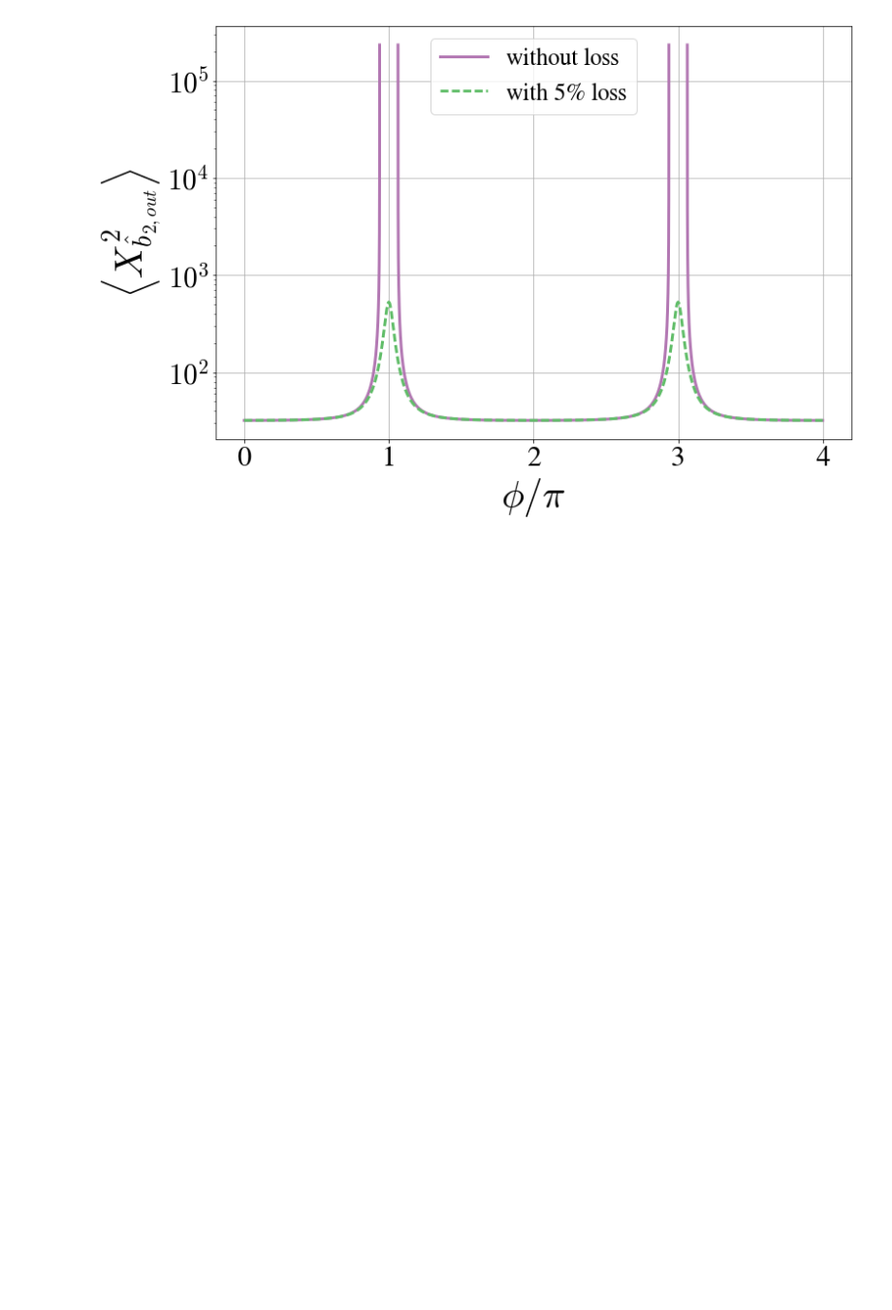
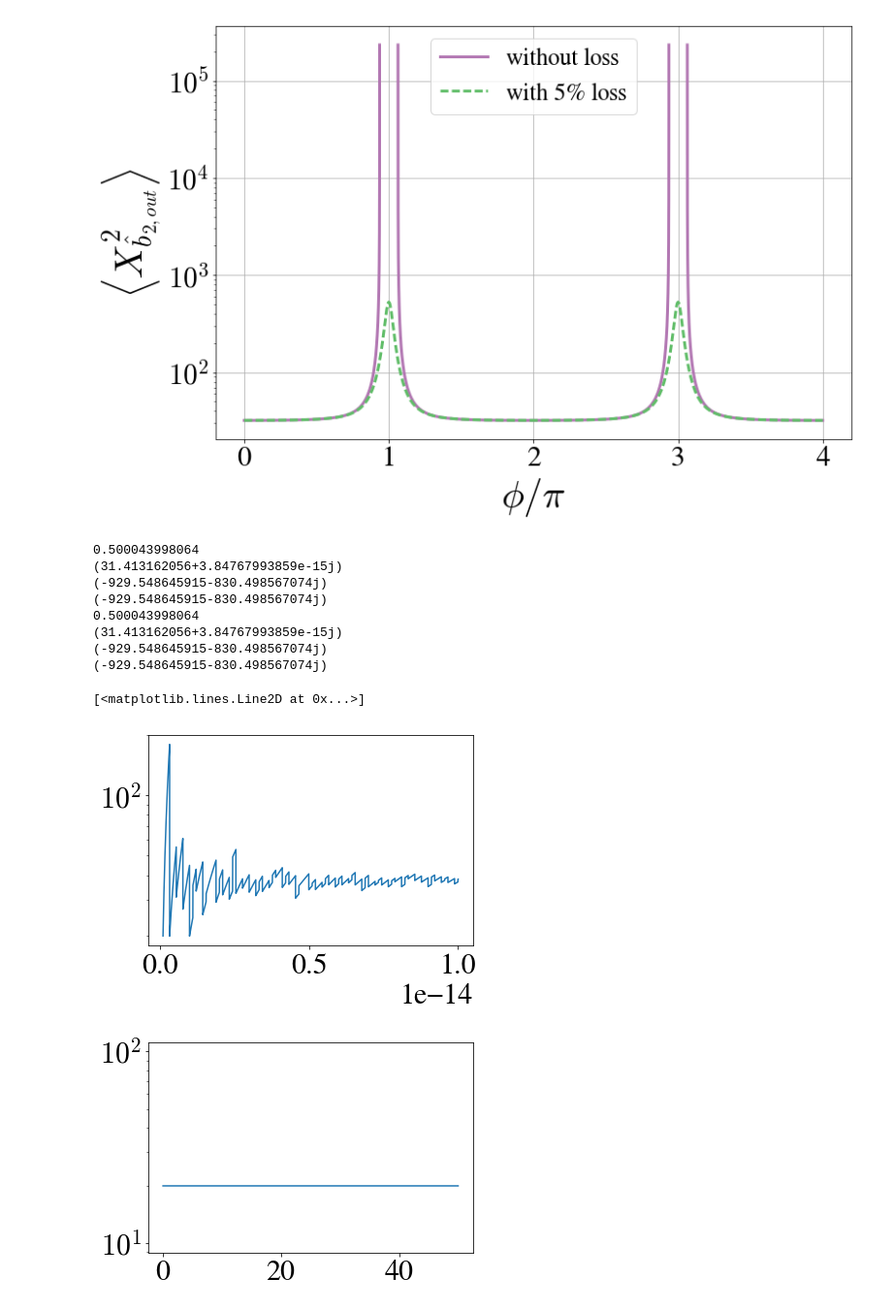
Before and after one commit to nemetniki/General-linear-model, a Jupyter notebook: NDPA_sensitivity.ipynb, the cells around one changed output. Shown at 97% size. Drawn from its saved outputs; the diff is of its cells as text; code cells hidden in the pictures; blank space fills up the shorter version.

```diff
--- a/NDPA_sensitivity.ipynb
+++ b/NDPA_sensitivity.ipynb
@@ -904,0 +903,76 @@ plt.show()
+# %%
+%matplotlib inline
+import numpy as np
+import matplotlib.pyplot as plt
+import matplotlib as mpl
+
+mpl.rcParams['mathtext.fontset'] = 'cm'
+mpl.rcParams['mathtext.rm'] = 'serif'
+mpl.rc('font',family='FreeSerif')
+mpl.rc('xtick',labelsize=30)
+mpl.rc('ytick',labelsize=30)
+
+def sens(theta,kapa,ra,La,phia,kapb,rb,Lb,phib,alpha,eps,Del,delta):
+    kapa  = 2*np.pi*kapa
+    kap1a = ra*kapa
+    kap2a = kapa-kap1a
+    La    = La/100.
+    ka    = 2*np.sqrt(kap1a*kap2a*(1-La))
+    print(ka/kapa)
+    phia  = np.pi*phia
+    kapb  = 2*np.pi*kapb
+    kap1b = rb*kapb
+    kap2b = kapb-kap1b
+    Lb    = Lb/100.
+    kb    = 2*np.sqrt(kap1b*kap2b*(1-Lb))
+    phia  = np.pi*phib
+    eps   = eps*kapa
+    Del   = Del*kapa
+    theta = np.pi*theta
+
+    Ka = kapa+1j*Del+ka*np.exp(1j*phia)
+    print(Ka)
+    Kb = kapb+1j*Del+ka*np.exp(-1j*phib)
+    R  = kapa+kapb+ka*np.cos(phia)+kb*np.cos(phib)
+    p  = np.sqrt((Ka-Kb)**2+4*eps**2)
+    pr = np.real(p)
+    pi = np.imag(p)
+    da = np.sqrt(2*kap2a) + np.sqrt(2*kap1a*(1-La))*np.exp(1j*phia)
+    db = np.sqrt(2*kap2b) + np.sqrt(2*kap1b*(1-Lb))*np.exp(1j*phib)
+
+    def noise(delta):
+        nt1 = 8*eps**2*R/(R**2-pr**2)/(R**2+pi**2)*((kapa+ka*np.cos(phia)-kap1a*La)*(kb*np.cos(phib+delta))+\
+                                                    (kapb+kb*np.cos(phib+delta)-kap1b*Lb)*(ka*np.cos(phia)))
+        nt2 = 4*eps/(R**2-pr**2)/(R**2+pi**2)*np.real(np.exp(1j*theta))*da*db*\
+        ((kapa+ka*np.cos((phia)))*(R**2+1j*pi*pr-R*(Ka-Kb)) + (kapb+kb*np.cos(phib+delta))*(R**2-1j*pi*pr+R*(Ka-Kb)))
+        return 1/2.*(1+nt1+nt2)
+
+    def sig(delta):
+        st1 = (1/(Ka*Kb-eps**2)*(2*np.sqrt(kap1a*kap2a)+(2*kapa+ka*np.exp(1j*phia))*np.sqrt(1-La)*np.exp(1j*phia))*(Ka-Kb)+\
+                               np.sqrt(1-La))*alpha
+        print(Ka*Kb-eps**2)
+        st2 = -eps*np.exp(1j*theta)/(Ka*Kb-eps**2)*(2*np.sqrt(kap1a*kap2b)+2*np.sqrt(kap2a*kap2b*(1-La))*np.exp(1j*phia) +\
+                                     2*np.sqrt(kap1a*kap1b*(1-Lb))*np.exp(-1j*(phib+delta))+\
+                                     2*np.sqrt(kap1b*kap2a*(1-La)*(1-Lb))*np.exp(1j*(phia-phib-delta)))
+        return 2*np.real(st1+st2)
+
+    return np.abs(noise(delta))/np.abs((sig(delta)-sig(0))/delta)**2
+
+plt.figure(1)
+delta = np.linspace(0,10**(-14),100000)
+plt.semilogy(delta,sens(1,10,.933,0,1,10,.5,0,1,2,0.933,0,delta))
+plt.figure(2)
+alpha = np.linspace(0.1,50,100000)
+plt.semilogy(alpha,sens(1,10,.933,0,1,10,.5,0,1,alpha,0.933,0,10**(-15)))
+# %% [output]
+0.500043998064
+(31.413162056+3.84767993859e-15j)
+(-929.548645915-830.498567074j)
+(-929.548645915-830.498567074j)
+0.500043998064
+(31.413162056+3.84767993859e-15j)
+(-929.548645915-830.498567074j)
+(-929.548645915-830.498567074j)
+[<matplotlib.lines.Line2D at 0x...>]
+[figure, added]
+[figure, added]
```
Also changed, not shown: parts of 1 cell of this notebook.
